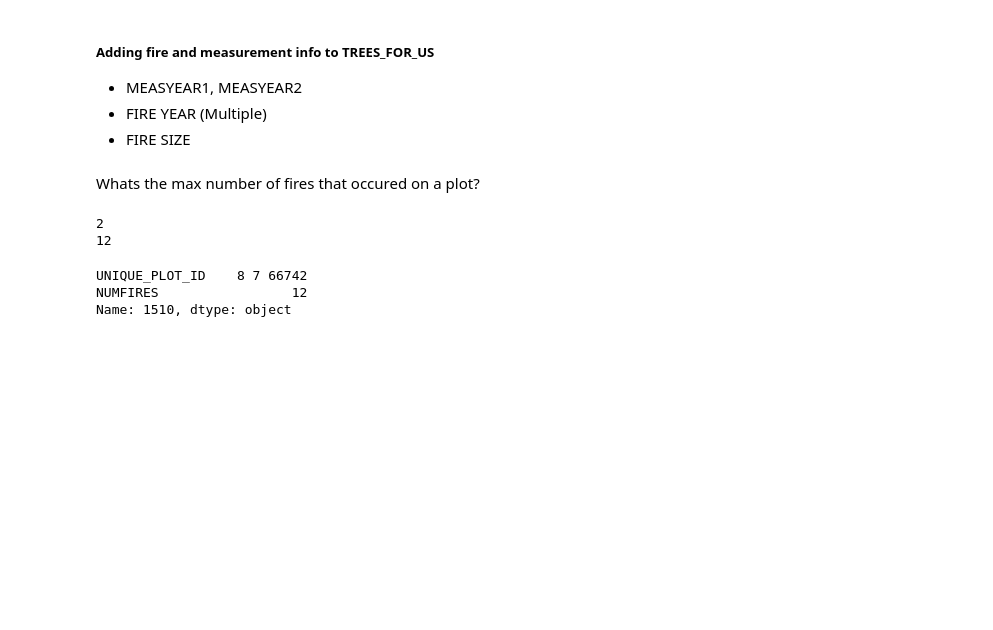
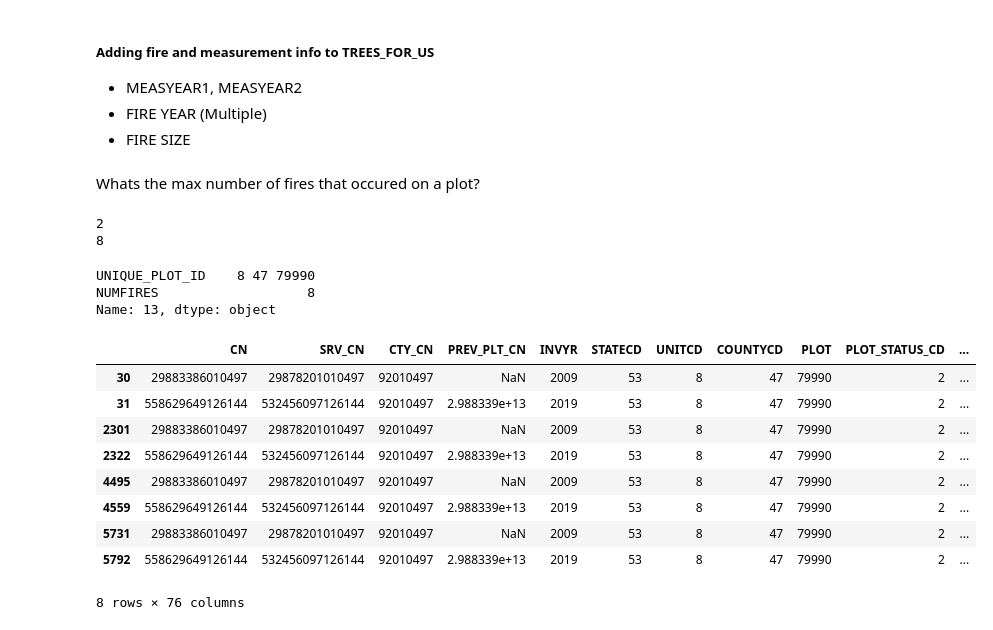
Before and after one commit to hbclad/Erdos_Trees, a Jupyter notebook: Data Analysis/Filtering_Trees_Everyone.ipynb, the cells around one changed output. Cells and saved outputs as stored; diff of their text form; code cells hidden in the pictures; blank space fills up the shorter version.

```diff
--- a/Data Analysis/Filtering_Trees_Everyone.ipynb
+++ b/Data Analysis/Filtering_Trees_Everyone.ipynb
@@ -291,13 +291,26 @@ print(plot_numfires['NUMFIRES'].min())
 print(plot_numfires['NUMFIRES'].max())
 
 plot_numfires['NUMFIRES'].idxmax()
-plot_numfires.loc[1510]
+plot_numfires.loc[13]
 # %% [output]
 2
-12
+8
-UNIQUE_PLOT_ID    8 7 66742
-NUMFIRES                 12
-Name: 1510, dtype: object
+UNIQUE_PLOT_ID    8 47 79990
+NUMFIRES                   8
+Name: 13, dtype: object
+# %%
+FIREPLOTS_FIRE_SANDWICH[FIREPLOTS_FIRE_SANDWICH['UNIQUE_PLOT_ID'] == '8 47 79990']
+# %% [output]
+|  | CN | SRV_CN | CTY_CN | PREV_PLT_CN | INVYR | STATECD | UNITCD | COUNTYCD | PLOT | PLOT_STATUS_CD | ... |
+| 30 | 29883386010497 | 29878201010497 | 92010497 | NaN | 2009 | 53 | 8 | 47 | 79990 | 2 | ... |
+| 31 | 558629649126144 | 532456097126144 | 92010497 | 2.988339e+13 | 2019 | 53 | 8 | 47 | 79990 | 2 | ... |
+| 2301 | 29883386010497 | 29878201010497 | 92010497 | NaN | 2009 | 53 | 8 | 47 | 79990 | 2 | ... |
+| 2322 | 558629649126144 | 532456097126144 | 92010497 | 2.988339e+13 | 2019 | 53 | 8 | 47 | 79990 | 2 | ... |
+| 4495 | 29883386010497 | 29878201010497 | 92010497 | NaN | 2009 | 53 | 8 | 47 | 79990 | 2 | ... |
+| 4559 | 558629649126144 | 532456097126144 | 92010497 | 2.988339e+13 | 2019 | 53 | 8 | 47 | 79990 | 2 | ... |
+| 5731 | 29883386010497 | 29878201010497 | 92010497 | NaN | 2009 | 53 | 8 | 47 | 79990 | 2 | ... |
+| 5792 | 558629649126144 | 532456097126144 | 92010497 | 2.988339e+13 | 2019 | 53 | 8 | 47 | 79990 | 2 | ... |
+8 rows × 76 columns
 # %% [markdown]
 The minimum number of fires on one plot is 1 and the maximum is 6.  Note that the 2 and 12 are multiplied by two because FIREPLOTS_FIRE_SANDWICH contains two measurements for each plot.
 
```
Also changed, not shown: parts of 18 cells of this notebook, 3 other files.
